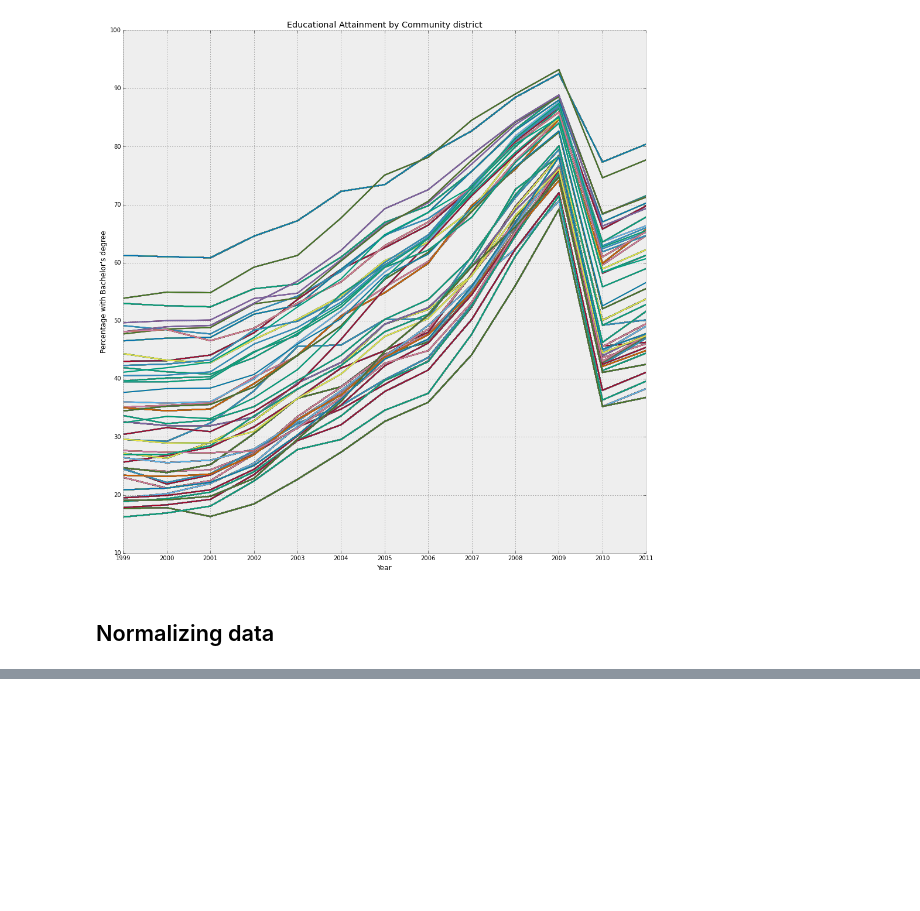
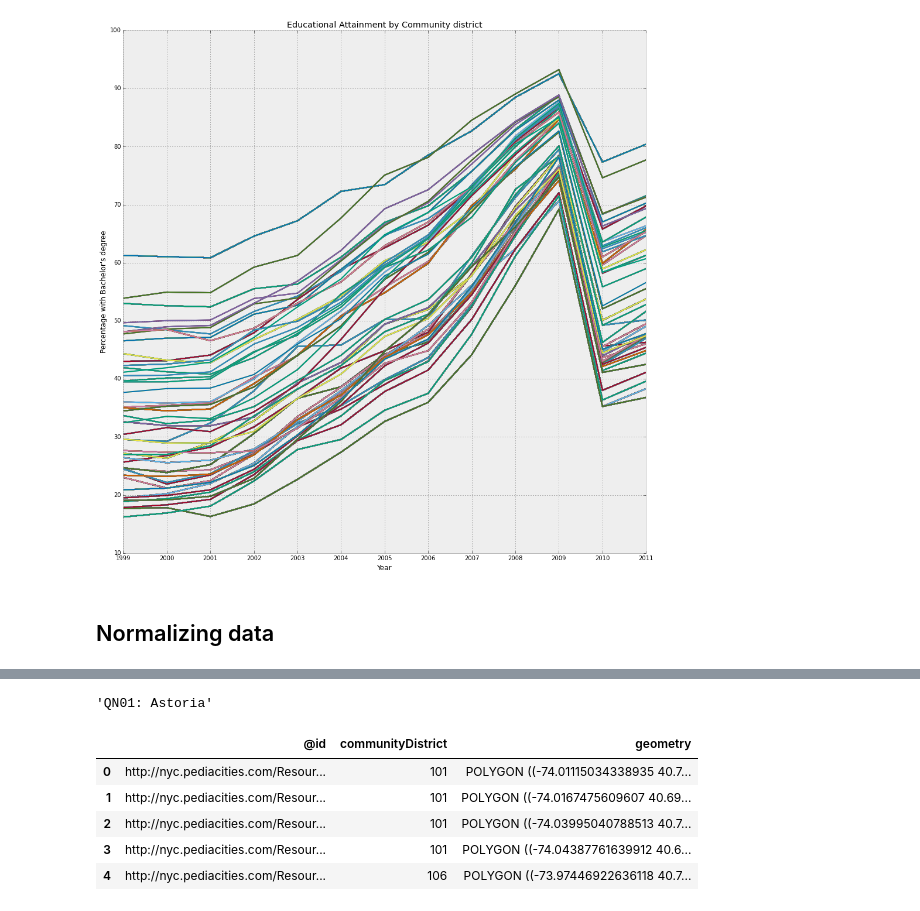
Before and after one commit to fedhere/PUI2015_EC, a Jupyter notebook: vv744_EC/explore_data.ipynb, the cells around one changed output, grey strips where cells are left out. Cells and saved outputs as stored; diff of their text form; code cells hidden in the pictures; blank space fills up the shorter version.

```diff
--- a/vv744_EC/explore_data.ipynb
+++ b/vv744_EC/explore_data.ipynb
@@ -64,0 +88,6 @@ res = skc.KMeans(n_clusters=4).fit(ship_edu_mat.T)
+# %%
+ship_edu_time['CD'][2311]
+# %% [output]
+'QN01: Astoria'
+# %%
+cd['communityDistrict'] = cd['communityDistrict'].astype(str)
@@ -64,0 +111,9 @@ res = skc.KMeans(n_clusters=4).fit(ship_edu_mat.T)
+# %%
+cd.head()
+# %% [output]
+|  | @id | communityDistrict | geometry |
+| 0 | http://nyc.pediacities.com/Resour... | 101 | POLYGON ((-74.01115034338935 40.7... |
+| 1 | http://nyc.pediacities.com/Resour... | 101 | POLYGON ((-74.0167475609607 40.69... |
+| 2 | http://nyc.pediacities.com/Resour... | 101 | POLYGON ((-74.03995040788513 40.7... |
+| 3 | http://nyc.pediacities.com/Resour... | 101 | POLYGON ((-74.04387761639912 40.6... |
+| 4 | http://nyc.pediacities.com/Resour... | 106 | POLYGON ((-73.97446922636118 40.7... |
```
Also changed, not shown: parts of 11 cells of this notebook.
